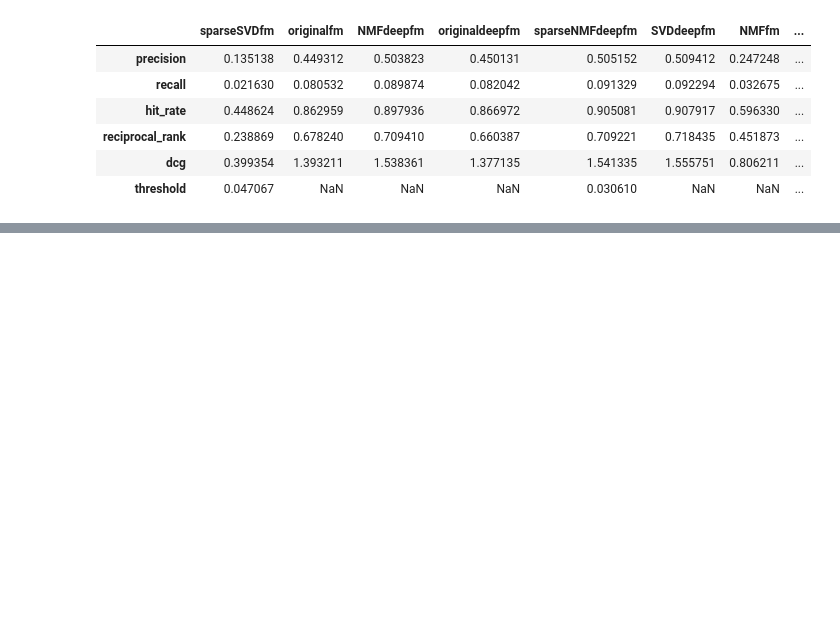
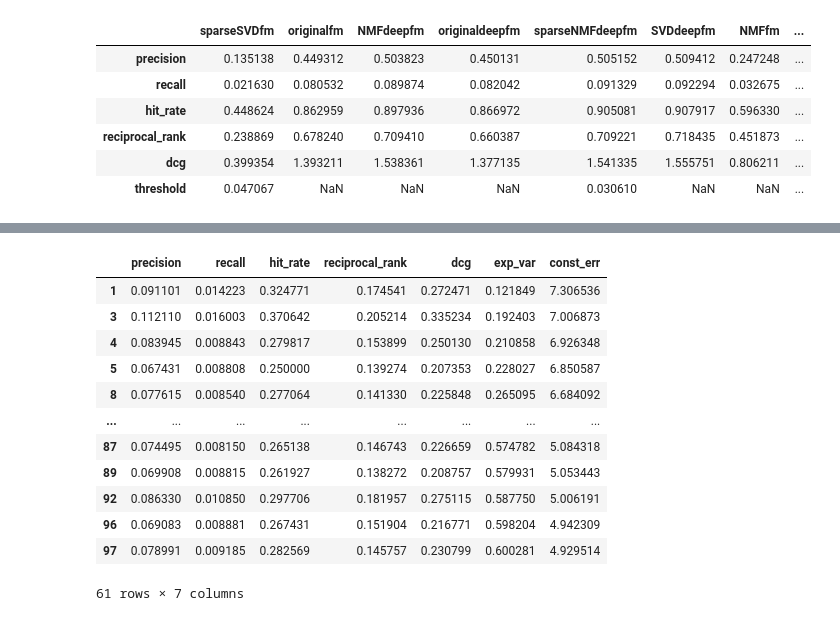
Before and after one commit to basill2001/SVD_FM, a Jupyter notebook: notes/pickle_checker.ipynb, the cells around one changed output, grey strips where cells are left out. Saved outputs shown, nothing was run; the diff lists cells and outputs as text; code cells hidden in the pictures; blank space fills up the shorter version.

```diff
--- a/notes/pickle_checker.ipynb
+++ b/notes/pickle_checker.ipynb
@@ -118,0 +110,18 @@ print(pd.DataFrame(tot_results['16SVDfm']).iloc[[1, 6, 11, 16, 21], :])
+# %%
+mean_deep_df_T = mean_deep_df.T
+mean_deep_df_T.index = mean_deep_df_T.index.map(lambda x: int(x[:-9]))
+mean_deep_df_T
+# %% [output]
+|  | precision | recall | hit_rate | reciprocal_rank | dcg | exp_var | const_err |
+| 1 | 0.091101 | 0.014223 | 0.324771 | 0.174541 | 0.272471 | 0.121849 | 7.306536 |
+| 3 | 0.112110 | 0.016003 | 0.370642 | 0.205214 | 0.335234 | 0.192403 | 7.006873 |
+| 4 | 0.083945 | 0.008843 | 0.279817 | 0.153899 | 0.250130 | 0.210858 | 6.926348 |
+| 5 | 0.067431 | 0.008808 | 0.250000 | 0.139274 | 0.207353 | 0.228027 | 6.850587 |
+| 8 | 0.077615 | 0.008540 | 0.277064 | 0.141330 | 0.225848 | 0.265095 | 6.684092 |
+| ... | ... | ... | ... | ... | ... | ... | ... |
+| 87 | 0.074495 | 0.008150 | 0.265138 | 0.146743 | 0.226659 | 0.574782 | 5.084318 |
+| 89 | 0.069908 | 0.008815 | 0.261927 | 0.138272 | 0.208757 | 0.579931 | 5.053443 |
+| 92 | 0.086330 | 0.010850 | 0.297706 | 0.181957 | 0.275115 | 0.587750 | 5.006191 |
+| 96 | 0.069083 | 0.008881 | 0.267431 | 0.151904 | 0.216771 | 0.598204 | 4.942309 |
+| 97 | 0.078991 | 0.009185 | 0.282569 | 0.145757 | 0.230799 | 0.600281 | 4.929514 |
+61 rows × 7 columns
```
Also changed, not shown: parts of 24 cells of this notebook, 7 other files.
